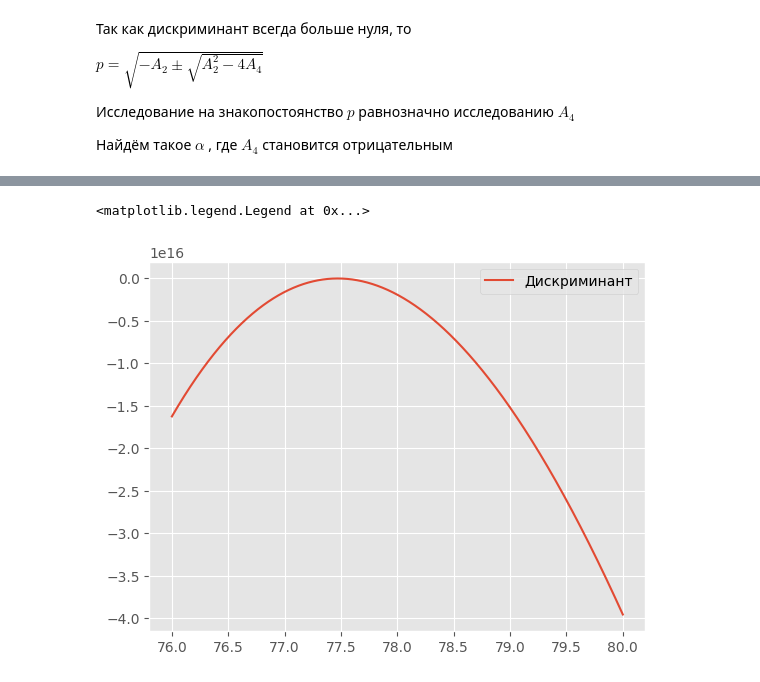
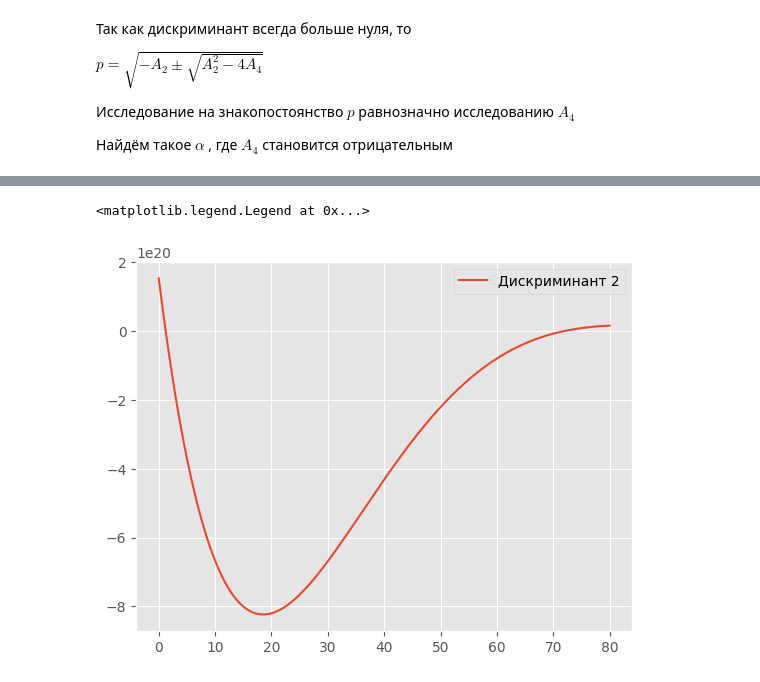
Before and after one commit to Ivan-Yagilev/DOOMs, a Jupyter notebook: calculation.ipynb, the cells around one changed output, grey strips where cells are left out. Cells and saved outputs as stored; diff of their text form; code cells hidden in the pictures.

```diff
--- a/calculation.ipynb
+++ b/calculation.ipynb
@@ -480,7 +481,7 @@ $p = \sqrt{-A_2 \pm \sqrt{A_2^2 - 4A_4}}$
 
 Найдём такое $\alpha$ , где $A_4$ становится отрицательным
 # %%
-a = np.linspace(15, 70, 10000)
+a = np.linspace(15, 45, 10000)
 
 plt.plot(a, A4(a), label='A_4')
 plt.legend(loc="best")
@@ -510,24 +552,24 @@ def B(a):
         return -145.2232777*a + 14665.41651
 
 def C(a):
-        return 5359.711563*(a**2) - 929675.6165*a + 33950984.40
+        return 3.380368615*(10**7) - 935973.5410*a + 5277.62093*(a**2)
 
 def D(a):
-        return -43234.61032*(a**3) + 9248346.373*(a**2) - 523328181.6*a + 7261068262
+        return -40520.78089*(a**3) + 9.117175955*(10**6)*(a**2) - 5.251493441*(10**8)*a + 7.220803524*(10**9)
 
 def P(a):
-        return C(a) - 1/3*(B(a)**2)
+        return C(a)/2 - (B(a)**2) / 3
 
 def Q(a):
-        return 2/27*(B(a)**3) - 1/3*C(a)*B(a) + D(a)
+        return D(a) - (B(a) * C(a)) / 3
 
 def Discriminant2(a):
         return (Q(a)/2)**2 + (P(a)/3)**3
 # %%
-a = np.linspace(76, 80, 10000)
+a = np.linspace(0, 80, 10000)
 
-plt.plot(a, Discriminant2(a), label='Дискриминант')
+plt.plot(a, Discriminant2(a), label='Дискриминант 2')
 plt.legend(loc="best")
 # %% [output]
 <matplotlib.legend.Legend at 0x...>
-[figure, old version]
+[figure, new version]
```
Also changed, not shown: parts of 14 cells of this notebook, 4 other files.
